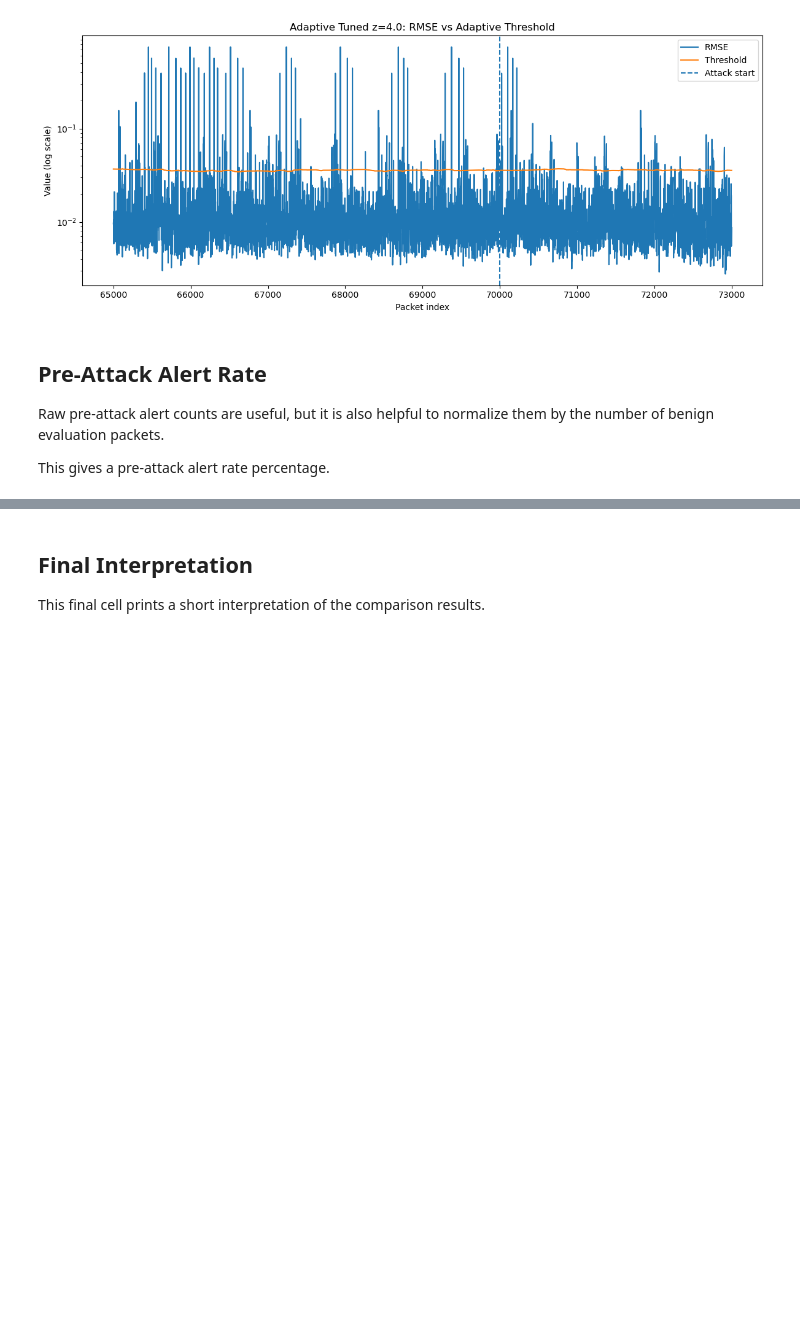
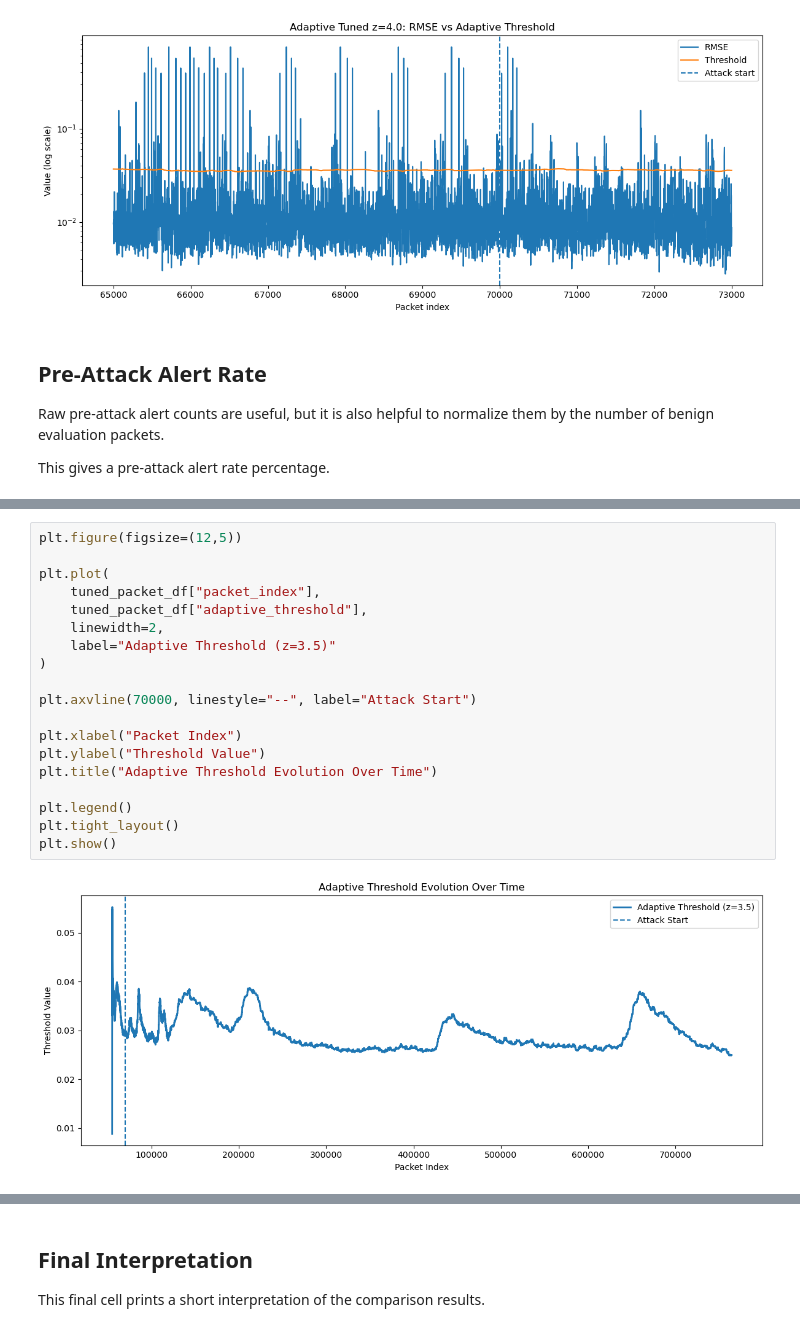
Before and after one commit to VamsiKrishnaSamavedam/Kitsune-Adaptive-Threshold-NIDS, a Jupyter notebook: sdc-nids-main/evaluation_metrics.ipynb, the cells around one changed output, grey strips where cells are left out. Cells and saved outputs as stored; diff of their text form; blank space fills up the shorter version.

```diff
--- a/sdc-nids-main/evaluation_metrics.ipynb
+++ b/sdc-nids-main/evaluation_metrics.ipynb
@@ -283,0 +284,21 @@ comparison[[
+# %%
+plt.figure(figsize=(12,5))
+
+plt.plot(
+    tuned_packet_df["packet_index"],
+    tuned_packet_df["adaptive_threshold"],
+    linewidth=2,
+    label="Adaptive Threshold (z=3.5)"
+)
+
+plt.axvline(70000, linestyle="--", label="Attack Start")
+
+plt.xlabel("Packet Index")
+plt.ylabel("Threshold Value")
+plt.title("Adaptive Threshold Evolution Over Time")
+
+plt.legend()
+plt.tight_layout()
+plt.show()
+# %% [output]
+[figure, added]
```
Also changed, not shown: parts of 7 cells of this notebook.
